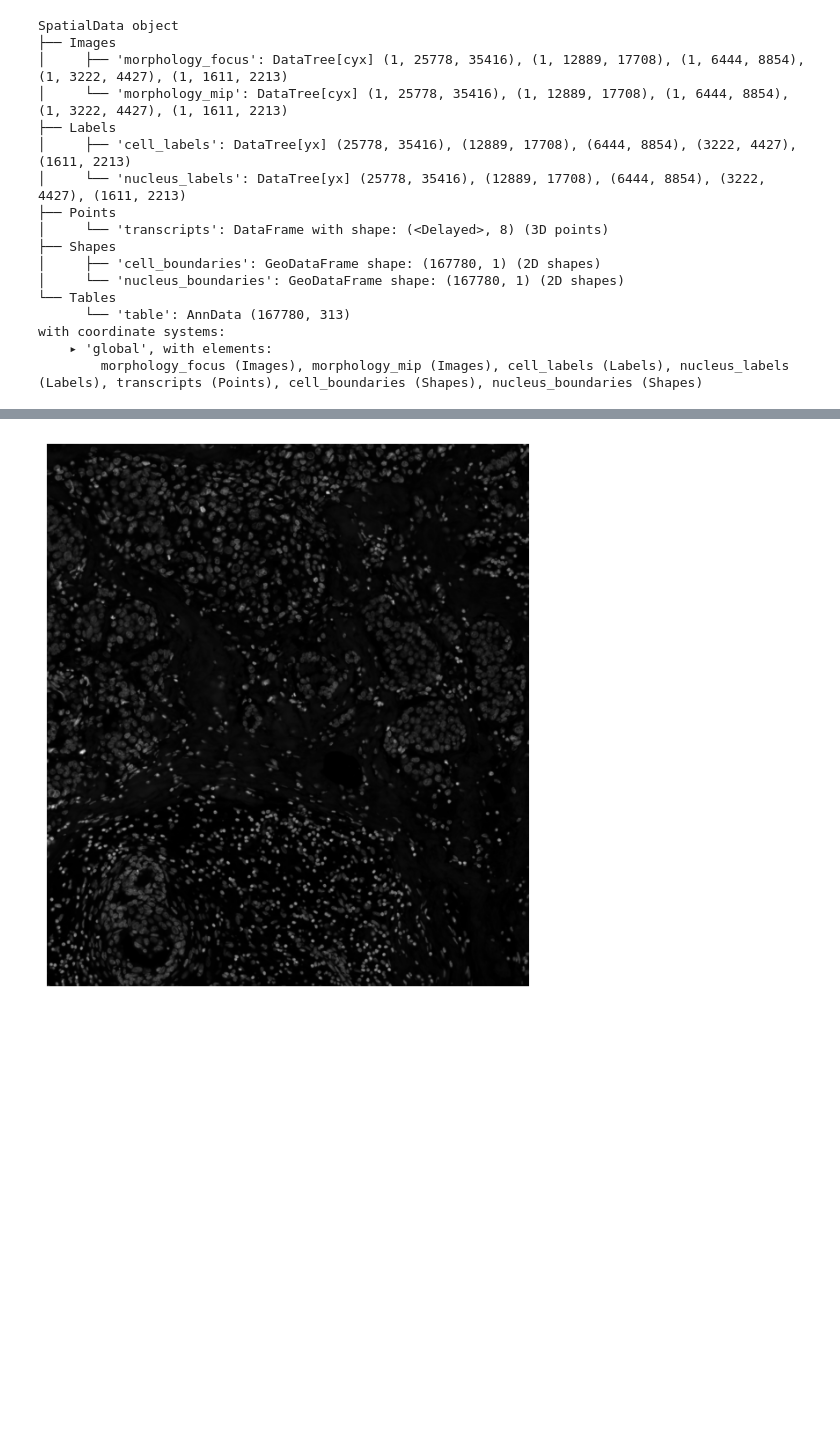
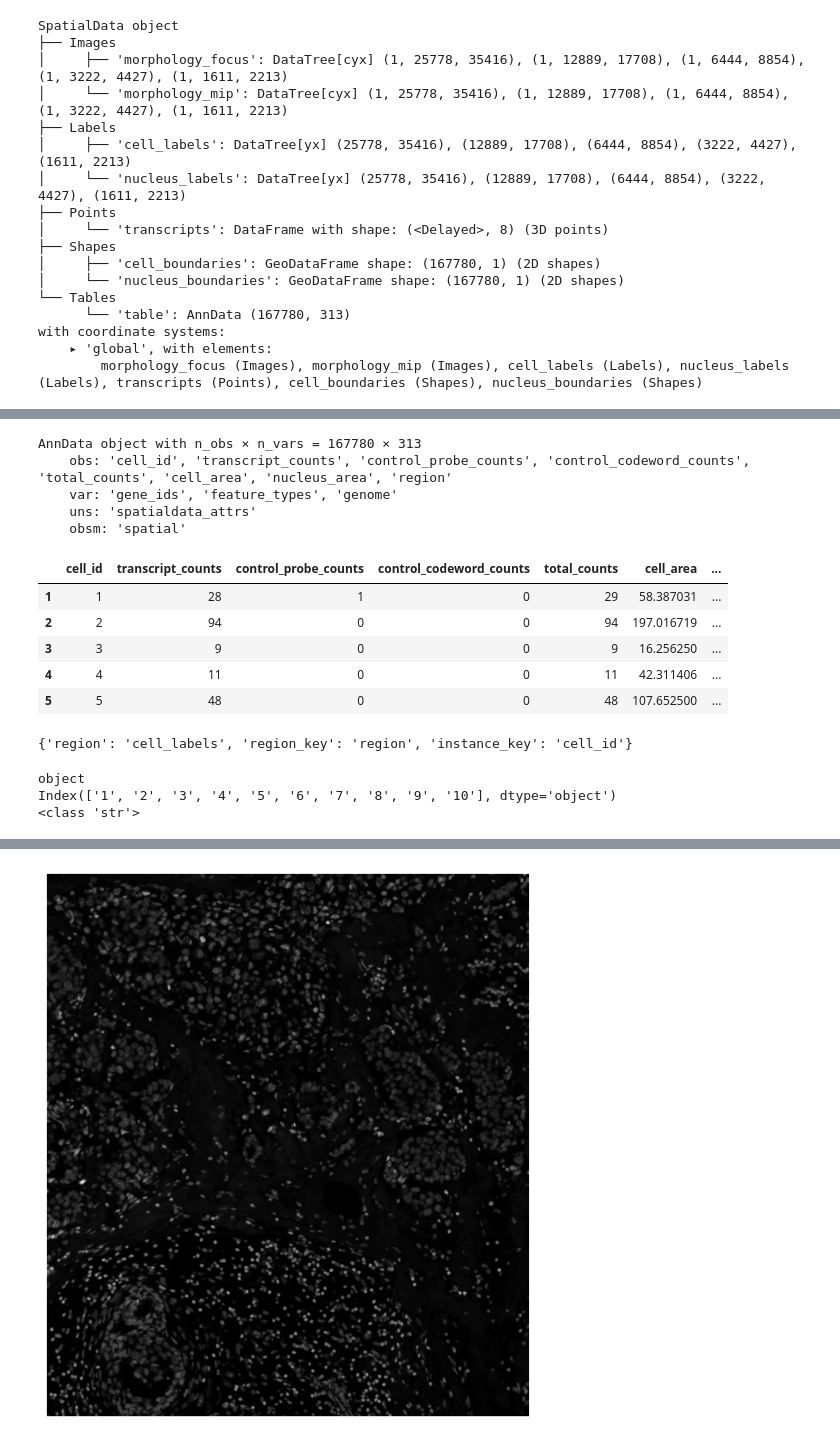
Before and after one commit to TPbiocode/scportrait-spatial-omics-qc, a Jupyter notebook: notebooks/01_prepare_xenium_data.ipynb, the cells around one changed output, grey strips where cells are left out. Saved outputs shown, nothing was run; the diff lists cells and outputs as text; code cells hidden in the pictures; blank space fills up the shorter version.

Commit message:
Add new .ipynb file for Xenium data processing for scPortrait pipeline

```diff
--- a/notebooks/01_prepare_xenium_data.ipynb
+++ b/notebooks/01_prepare_xenium_data.ipynb
@@ -70,0 +182,29 @@ sdata.shapes["cell_boundaries"].head()
+# %%
+# Inspect tables element of the spatialdata object
+print(sdata["table"])
+sdata["table"].obs.head()
+# %% [output]
+AnnData object with n_obs × n_vars = 167780 × 313
+    obs: 'cell_id', 'transcript_counts', 'control_probe_counts', 'control_codeword_counts', 'total_counts', 'cell_area', 'nucleus_area', 'region'
+    var: 'gene_ids', 'feature_types', 'genome'
+    uns: 'spatialdata_attrs'
+    obsm: 'spatial'
+|  | cell_id | transcript_counts | control_probe_counts | control_codeword_counts | total_counts | cell_area | ... |
+| 1 | 1 | 28 | 1 | 0 | 29 | 58.387031 | ... |
+| 2 | 2 | 94 | 0 | 0 | 94 | 197.016719 | ... |
+| 3 | 3 | 9 | 0 | 0 | 9 | 16.256250 | ... |
+| 4 | 4 | 11 | 0 | 0 | 11 | 42.311406 | ... |
+| 5 | 5 | 48 | 0 | 0 | 48 | 107.652500 | ... |
+# %%
+sdata["table"].uns["spatialdata_attrs"]
+# %% [output]
+{'region': 'cell_labels', 'region_key': 'region', 'instance_key': 'cell_id'}
+# %%
+# Print .obs index dtype and first 10 values (will be converted to string type later if not already)
+print(sdata["table"].obs.index.dtype)
+print(sdata["table"].obs.index[:10])
+print(type(sdata["table"].obs.index[0]))
+# %% [output]
+object
+Index(['1', '2', '3', '4', '5', '6', '7', '8', '9', '10'], dtype='object')
+<class 'str'>
```
Also changed, not shown: parts of 36 cells of this notebook.
